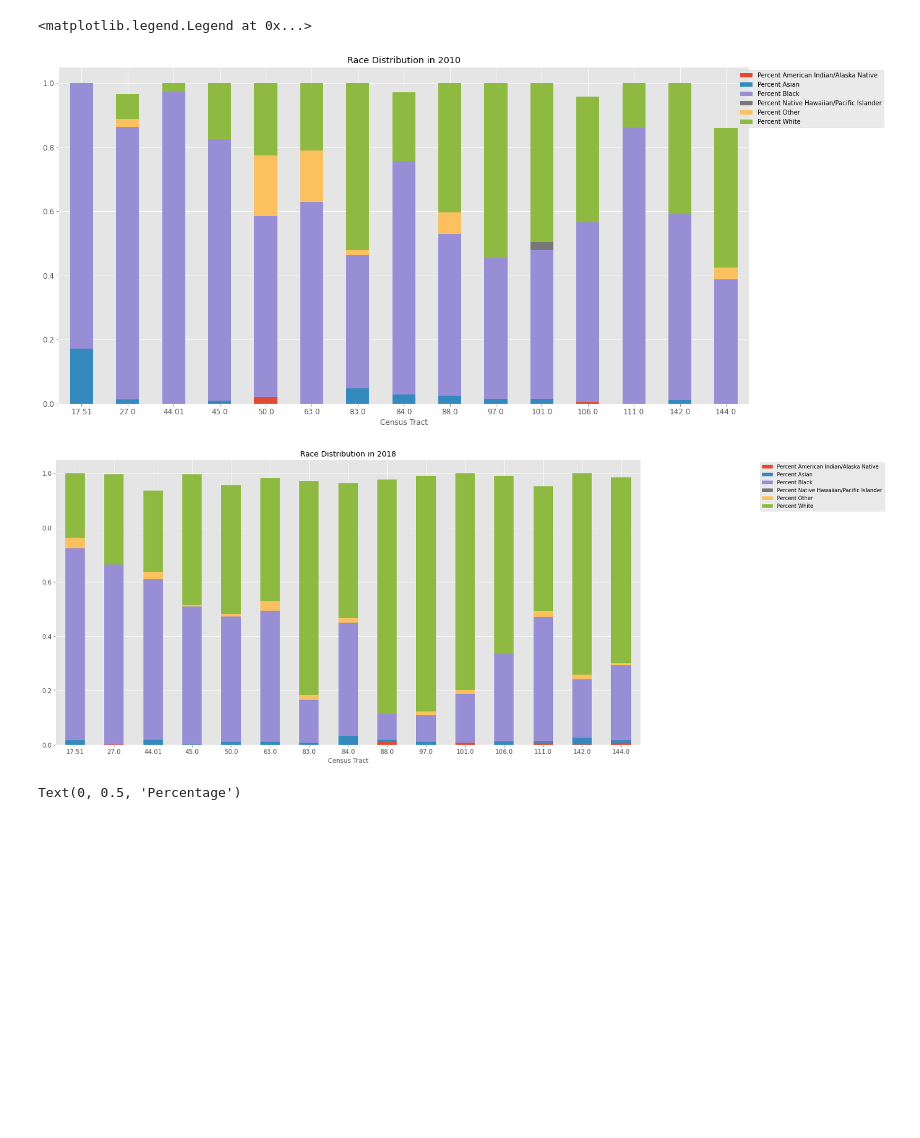
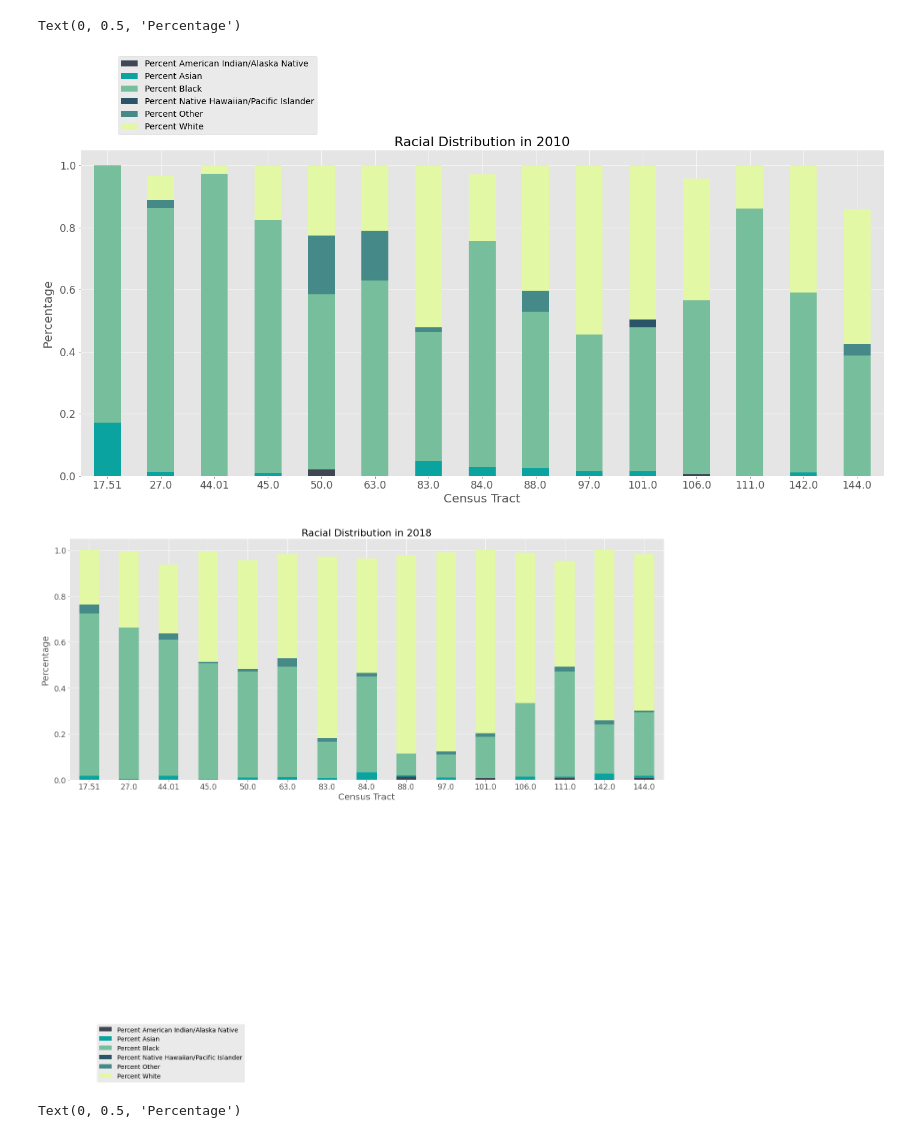
Before and after one commit to leosimanonok/DataScienceFinalTutorial, a Jupyter notebook: Presentation_Leah.ipynb, the cells around one changed output. Cells and saved outputs as stored; diff of their text form; code cells hidden in the pictures; blank space fills up the shorter version.

```diff
--- a/Presentation_Leah.ipynb
+++ b/Presentation_Leah.ipynb
@@ -80,37 +80,52 @@ change_white = race_pct[['Census Tract']].drop_duplicates()
 change_white.set_index('Census Tract', inplace=True)
 
 #Subtract most recent data from old data
 change_white['Change in White'] = race_in2018['Percent White'] - race_in2010['Percent White']
 
 
 #Save the 15 census tracts with the highest increase in population of white people
 highest_change = list(change_white['Change in White'].sort_values(ascending=False).head(15).astype(str).to_dict().keys())
 
 most_black = cens_race[cens_race['Year']==2010][['Census Tract', 'Percent Black']].sort_values(by='Percent Black',ascending=False).head(15)
 risky = list(most_black['Census Tract'].to_dict().values())
 
 #subset_2010 = race_in2010.loc[risky]
 #subset_2018 = race_in2018.loc[risky]
 
 #Create subsets for each of the years for comparison
 subset_2010 = race_in2010.loc[highest_change]
 subset_2018 = race_in2018.loc[highest_change]
 
 #-------------------------------------------Plotting--------------------------------------------
-
+'''
 #Create pivot tables and plot
 
 
 subset_2010.pivot_table(index='Census Tract', values=cols).plot.bar(stacked=True, fontsize='large',
                                         rot=0, figsize=(20,10), title='Race Distribution in 2010'
                                         ).legend(bbox_to_anchor=(1.2, 1))
 subset_2018.pivot_table(index='Census Tract', values=cols).plot.bar(stacked=True, fontsize='large',
                                         rot=0, figsize=(20,10), title='Race Distribution in 2018'
                                         ).legend(bbox_to_anchor=(1.2, 1))
+'''
+
+#Create pivot tables and plot
+ax1 = subset_2010.pivot_table(index='Census Tract', values=cols).plot.bar(stacked=True, color=theme,
+                                    rot=0, figsize=(24,10), fontsize='xx-large')
+ax2 = subset_2018.pivot_table(index='Census Tract', values=cols).plot.bar(stacked=True, color=theme,
+                                    fontsize='xx-large', rot=0, figsize=(24,10))
+ax1.set_title('Racial Distribution in 2010', fontsize=22)
+ax1.legend(bbox_to_anchor=(.3, 1.3), fontsize=14)
+ax2.set_title('Racial Distribution in 2018', fontsize=22)
+ax2.legend(bbox_to_anchor=(.3, -1), fontsize=14)
+ax1.set_xlabel('Census Tract', fontsize=20)
+ax1.set_ylabel('Percentage', fontsize=20, labelpad=10)
+ax2.set_xlabel('Census Tract', fontsize=20)
+ax2.set_ylabel('Percentage', fontsize=20, labelpad=10)
 # %% [output]
-<matplotlib.legend.Legend at 0x...>
+Text(0, 0.5, 'Percentage')
-[figure, old version]
+[figure, new version]
-[figure, old version]
+[figure, new version]
 # %%
 import random as rand
 import matplotlib.pyplot as plt
```
Also changed, not shown: parts of 1 cell of this notebook, 2 other files.
